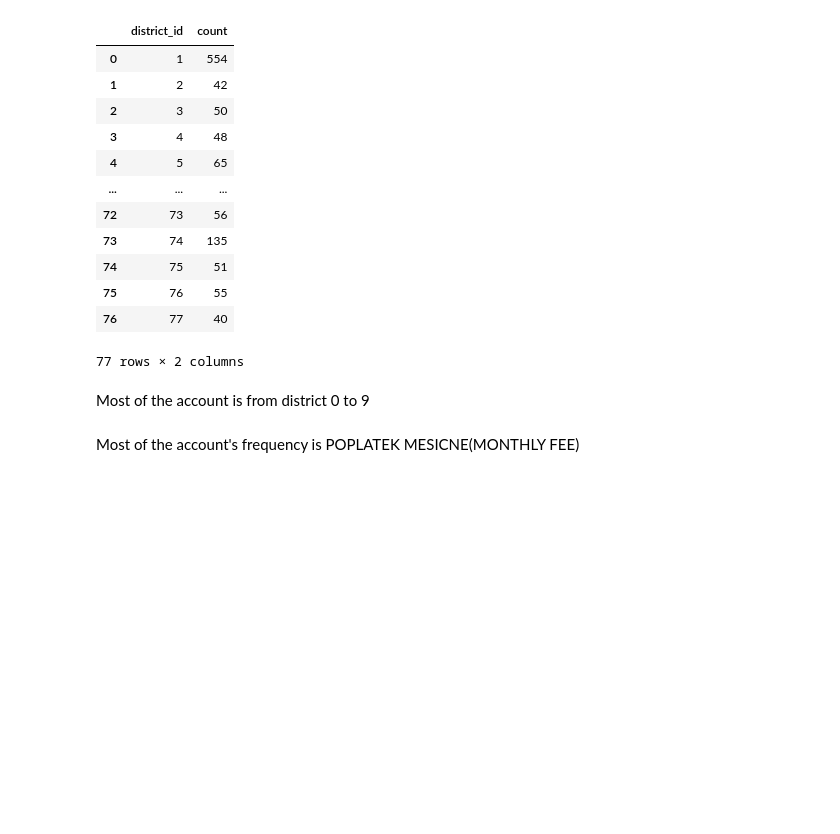
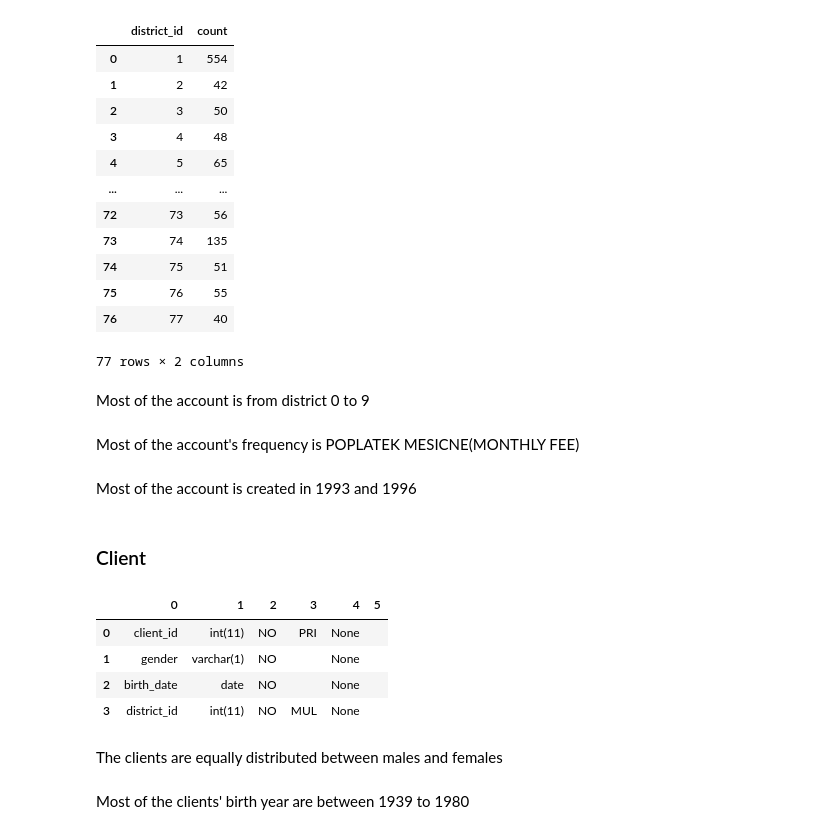
Before and after one commit to cyshen11/loan-prediction-app-aws, a Jupyter notebook: jupyter-nb/EDA.ipynb, the cells around one changed output. Drawn from its saved outputs; the diff is of its cells as text; code cells hidden in the pictures; blank space fills up the shorter version.

Commit message:
analyzed client table

```diff
--- a/jupyter-nb/EDA.ipynb
+++ b/jupyter-nb/EDA.ipynb
@@ -143,3 +143,16 @@ df.columns = ['month', 'count']
 # %%
 fig = px.bar(df, x='month', y='count')
 fig.show()
+# %% [markdown]
+Most of the account is created in 1993 and 1996
+# %% [markdown]
+### Client
+# %%
+df = run_query('SHOW COLUMNS FROM client')
+df
+# %% [output]
+|  | 0 | 1 | 2 | 3 | 4 | 5 |
+| 0 | client_id | int(11) | NO | PRI | None |  |
+| 1 | gender | varchar(1) | NO |  | None |  |
+| 2 | birth_date | date | NO |  | None |  |
+| 3 | district_id | int(11) | NO | MUL | None |  |
@@ -145,0 +164,2 @@ fig.show()
+# %% [markdown]
+The clients are equally distributed between males and females
@@ -145,0 +171,2 @@ fig.show()
+# %% [markdown]
+Most of the clients' birth year are between 1939 to 1980
```
Also changed, not shown: parts of 9 cells of this notebook.
